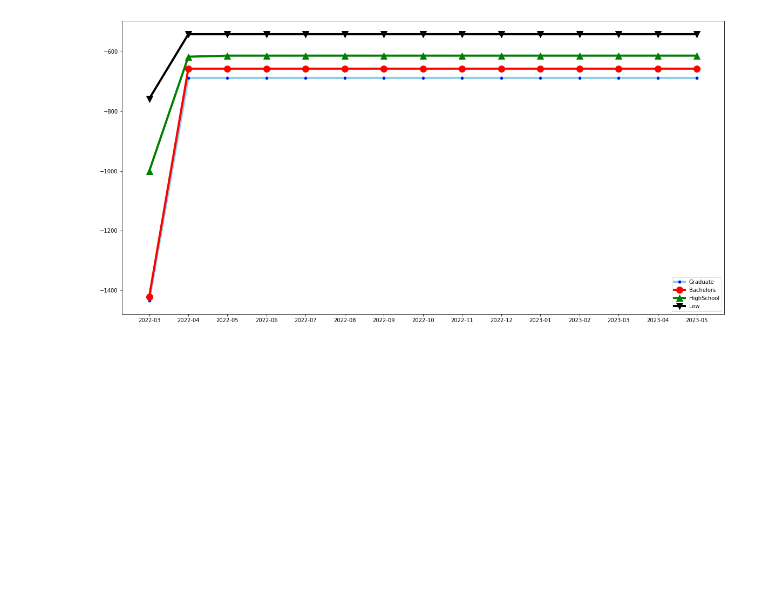
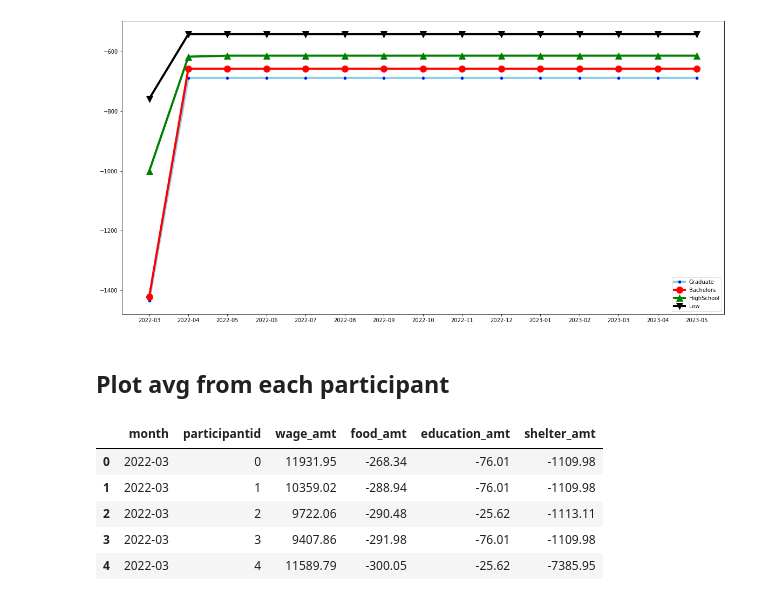
Before and after one commit to blukitas/Viz_2022_Grupo_4, a Jupyter notebook: docker/Notebooks/02.wage_cohort_over_time.ipynb, the cells around one changed output. Cells and saved outputs as stored; diff of their text form; code cells hidden in the pictures; blank space fills up the shorter version.

```diff
--- a/docker/Notebooks/02.wage_cohort_over_time.ipynb
+++ b/docker/Notebooks/02.wage_cohort_over_time.ipynb
@@ -100,0 +112,2 @@ plt.show()
+# %% [markdown]
+## Plot avg from each participant
@@ -100,0 +118,9 @@ plt.show()
+# %%
+df.head(5)
+# %% [output]
+|  | month | participantid | wage_amt | food_amt | education_amt | shelter_amt |
+| 0 | 2022-03 | 0 | 11931.95 | -268.34 | -76.01 | -1109.98 |
+| 1 | 2022-03 | 1 | 10359.02 | -288.94 | -76.01 | -1109.98 |
+| 2 | 2022-03 | 2 | 9722.06 | -290.48 | -25.62 | -1113.11 |
+| 3 | 2022-03 | 3 | 9407.86 | -291.98 | -76.01 | -1109.98 |
+| 4 | 2022-03 | 4 | 11589.79 | -300.05 | -25.62 | -7385.95 |
```
Also changed, not shown: parts of 17 cells of this notebook.
